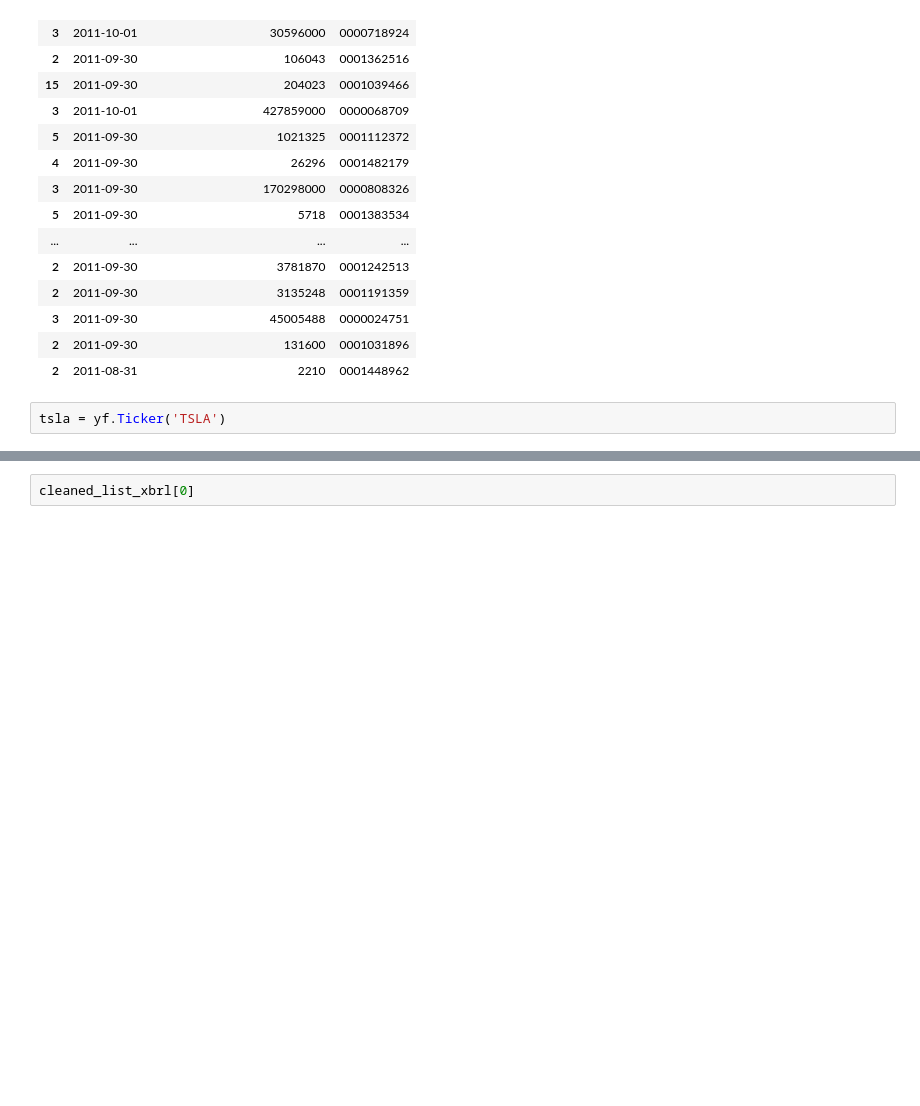
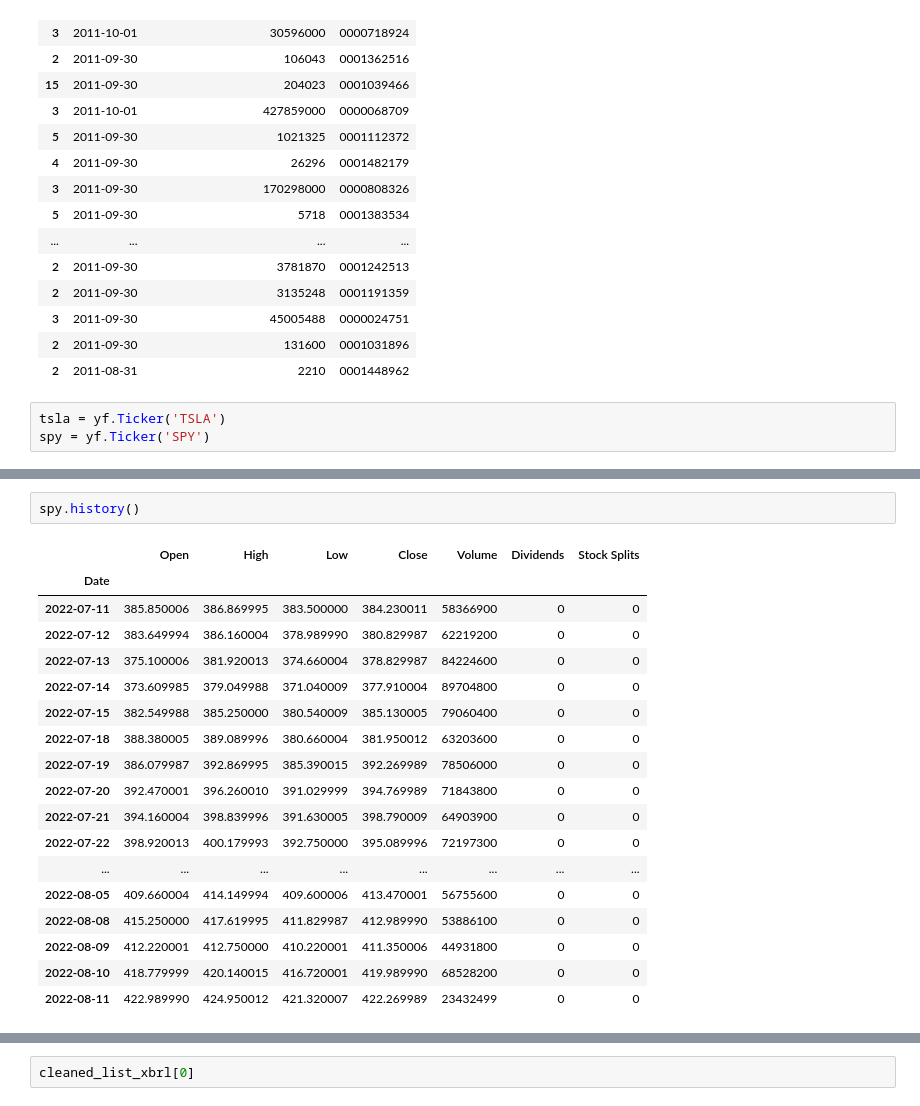
Before and after one commit to zpollats/LongTermStockPerformancePrediction, a Jupyter notebook: working_notebook.ipynb, the cells around one changed output, grey strips where cells are left out. Cells and saved outputs as stored; diff of their text form; blank space fills up the shorter version.

```diff
--- a/working_notebook.ipynb
+++ b/working_notebook.ipynb
@@ -624,4 +641,5 @@ balance_test_drop
 | 2 | 2011-08-31 | 2210 | 0001448962 |
 # %%
 tsla = yf.Ticker('TSLA')
+spy = yf.Ticker('SPY')
 # %%
@@ -647,3 +666,24 @@ tsla.financials
+# %%
+spy.history()
+# %% [output]
+|  | Open | High | Low | Close | Volume | Dividends | Stock Splits |
+| Date |  |  |  |  |  |  |  |
+| 2022-07-11 | 385.850006 | 386.869995 | 383.500000 | 384.230011 | 58366900 | 0 | 0 |
+| 2022-07-12 | 383.649994 | 386.160004 | 378.989990 | 380.829987 | 62219200 | 0 | 0 |
+| 2022-07-13 | 375.100006 | 381.920013 | 374.660004 | 378.829987 | 84224600 | 0 | 0 |
+| 2022-07-14 | 373.609985 | 379.049988 | 371.040009 | 377.910004 | 89704800 | 0 | 0 |
+| 2022-07-15 | 382.549988 | 385.250000 | 380.540009 | 385.130005 | 79060400 | 0 | 0 |
+| 2022-07-18 | 388.380005 | 389.089996 | 380.660004 | 381.950012 | 63203600 | 0 | 0 |
+| 2022-07-19 | 386.079987 | 392.869995 | 385.390015 | 392.269989 | 78506000 | 0 | 0 |
+| 2022-07-20 | 392.470001 | 396.260010 | 391.029999 | 394.769989 | 71843800 | 0 | 0 |
+| 2022-07-21 | 394.160004 | 398.839996 | 391.630005 | 398.790009 | 64903900 | 0 | 0 |
+| 2022-07-22 | 398.920013 | 400.179993 | 392.750000 | 395.089996 | 72197300 | 0 | 0 |
+| ... | ... | ... | ... | ... | ... | ... | ... |
+| 2022-08-05 | 409.660004 | 414.149994 | 409.600006 | 413.470001 | 56755600 | 0 | 0 |
+| 2022-08-08 | 415.250000 | 417.619995 | 411.829987 | 412.989990 | 53886100 | 0 | 0 |
+| 2022-08-09 | 412.220001 | 412.750000 | 410.220001 | 411.350006 | 44931800 | 0 | 0 |
+| 2022-08-10 | 418.779999 | 420.140015 | 416.720001 | 419.989990 | 68528200 | 0 | 0 |
+| 2022-08-11 | 422.989990 | 424.950012 | 421.320007 | 422.269989 | 23432499 | 0 | 0 |
 # %%
 #### convert XBRL-JSON of income statement to pandas dataframe
 def get_income_statement(xbrl_json):
```
Also changed, not shown: parts of 8 cells of this notebook.
